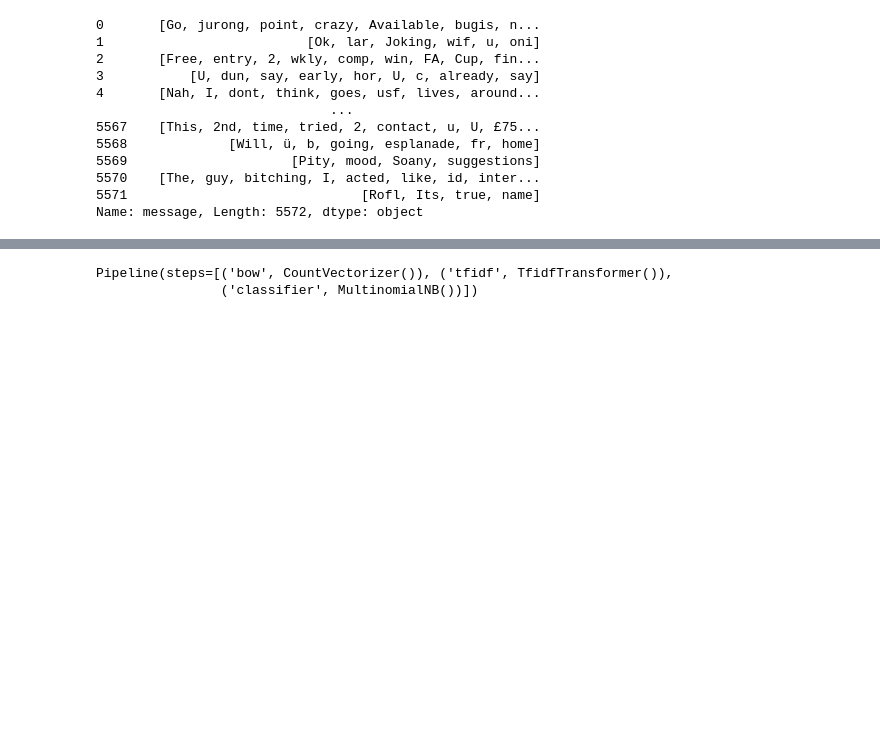
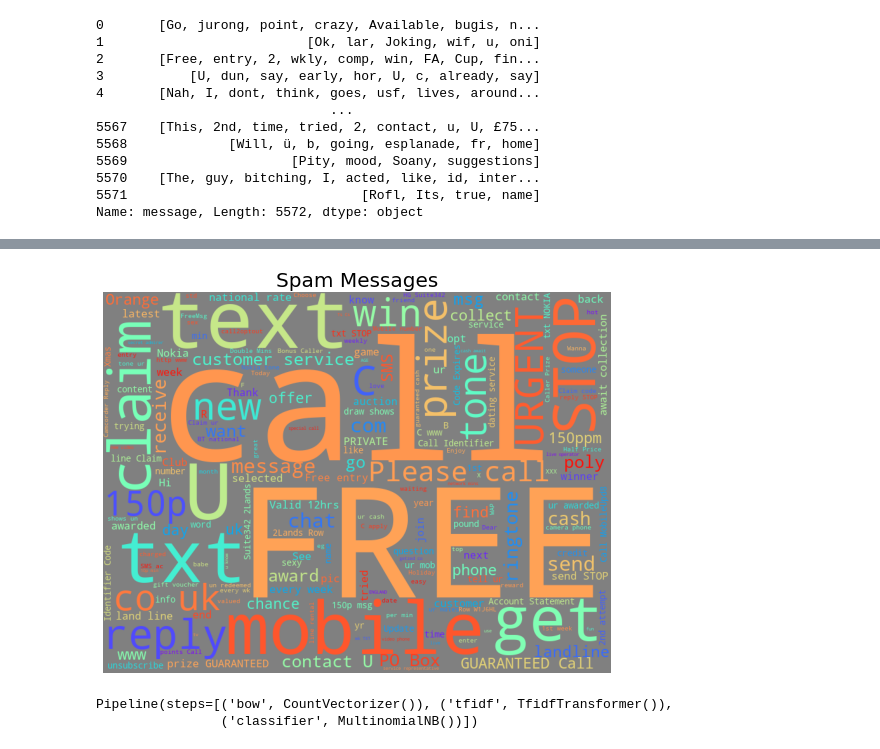
Before and after one commit to steffitan23/SpamFilter, a Jupyter notebook: SpamFilter.ipynb, the cells around one changed output, grey strips where cells are left out. Saved outputs shown, nothing was run; the diff lists cells and outputs as text; code cells hidden in the pictures; blank space fills up the shorter version.

```diff
--- a/SpamFilter.ipynb
+++ b/SpamFilter.ipynb
@@ -48,3 +70,7 @@ Name: message, Length: 5572, dtype: object
+# %%
+show_wordcloud(data_spam, 'Spam Messages')
+# %% [output]
+[figure, added]
 # %%
 #Load sklearn packages for modelling
 from sklearn.feature_extraction.text import CountVectorizer, TfidfTransformer
```
Also changed, not shown: parts of 5 cells of this notebook.
